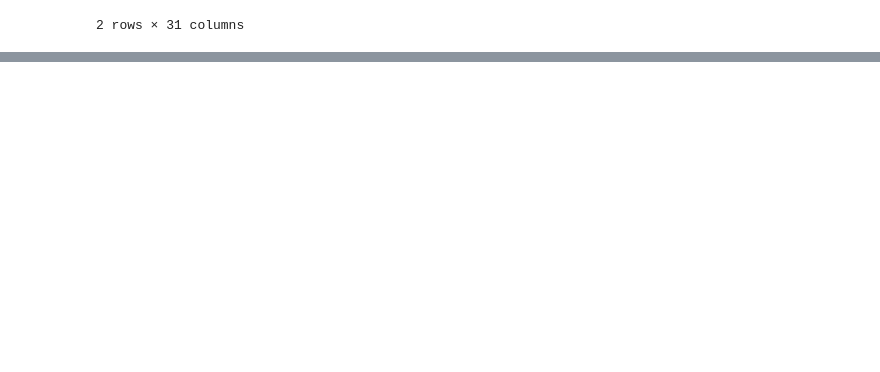
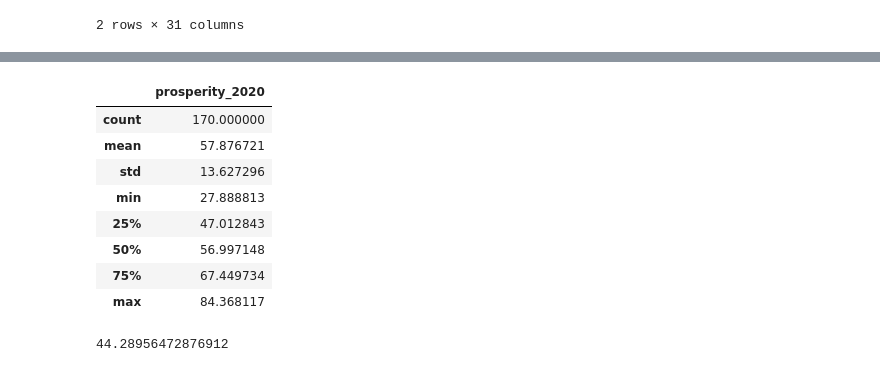
Before and after one commit to EmFib/Mass-Protests, a Jupyter notebook: users/MassMobilization_Paul.ipynb, the cells around one changed output, grey strips where cells are left out. Saved outputs shown, nothing was run; the diff lists cells and outputs as text; code cells hidden in the pictures; blank space fills up the shorter version.

```diff
--- a/users/MassMobilization_Paul.ipynb
+++ b/users/MassMobilization_Paul.ipynb
@@ -81,0 +146,2 @@ mass = mass.merge(country_PI_df, how='left',
+# %%
+country_PI_df['country'] = country_PI_df['country'].str.replace('The Gambia', 'Gambia')
@@ -81,0 +157,6 @@ mass = mass.merge(country_PI_df, how='left',
+# %%
+#Create new row for Germany East
+country_PI_df.loc[country_PI_df.shape[0]] = ['Germany East' , country_PI_df[country_PI_df['country']=='Germany']['prosperity_2020'].item() ]
+
+#Create new row for Germany West
+country_PI_df.loc[country_PI_df.shape[0]] = ['Germany West' , country_PI_df[country_PI_df['country']=='Germany']['prosperity_2020'].item() ]
@@ -81,0 +165,2 @@ mass = mass.merge(country_PI_df, how='left',
+# %%
+country_PI_df['country'] = country_PI_df['country'].str.replace("Côte d'Ivoire", 'Ivory Coast')
@@ -81,0 +174,2 @@ mass = mass.merge(country_PI_df, how='left',
+# %%
+country_PI_df['country'] = country_PI_df['country'].str.replace('North Macedonia', 'Macedonia')
@@ -81,0 +184,16 @@ mass = mass.merge(country_PI_df, how='left',
+# %%
+country_PI_df.describe()
+# %% [output]
+|  | prosperity_2020 |
+| count | 170.000000 |
+| mean | 57.876721 |
+| std | 13.627296 |
+| min | 27.888813 |
+| 25% | 47.012843 |
+| 50% | 56.997148 |
+| 75% | 67.449734 |
+| max | 84.368117 |
+# %%
+country_PI_df['prosperity_2020'].mean() - np.std(country_PI_df['prosperity_2020'])
+# %% [output]
+44.28956472876912
```
Also changed, not shown: parts of 66 cells of this notebook, 1 other file.
